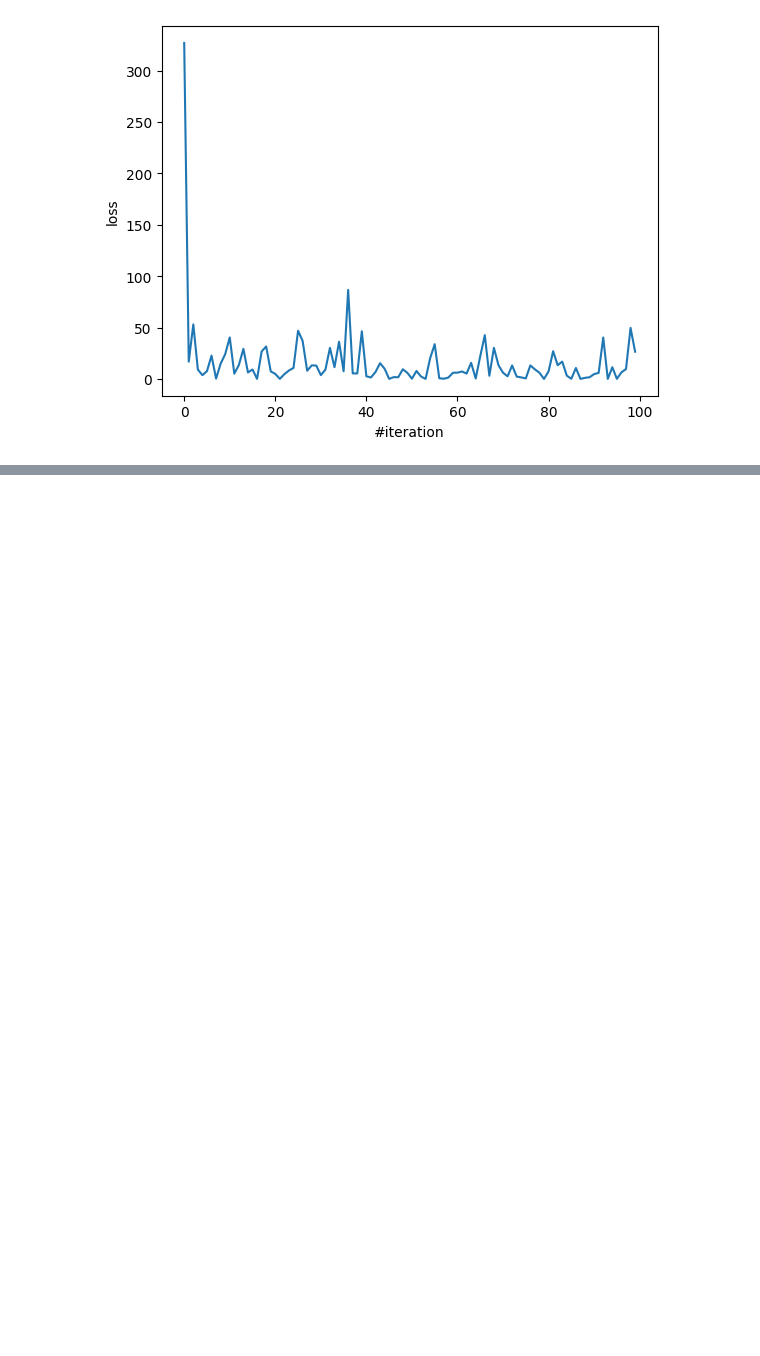
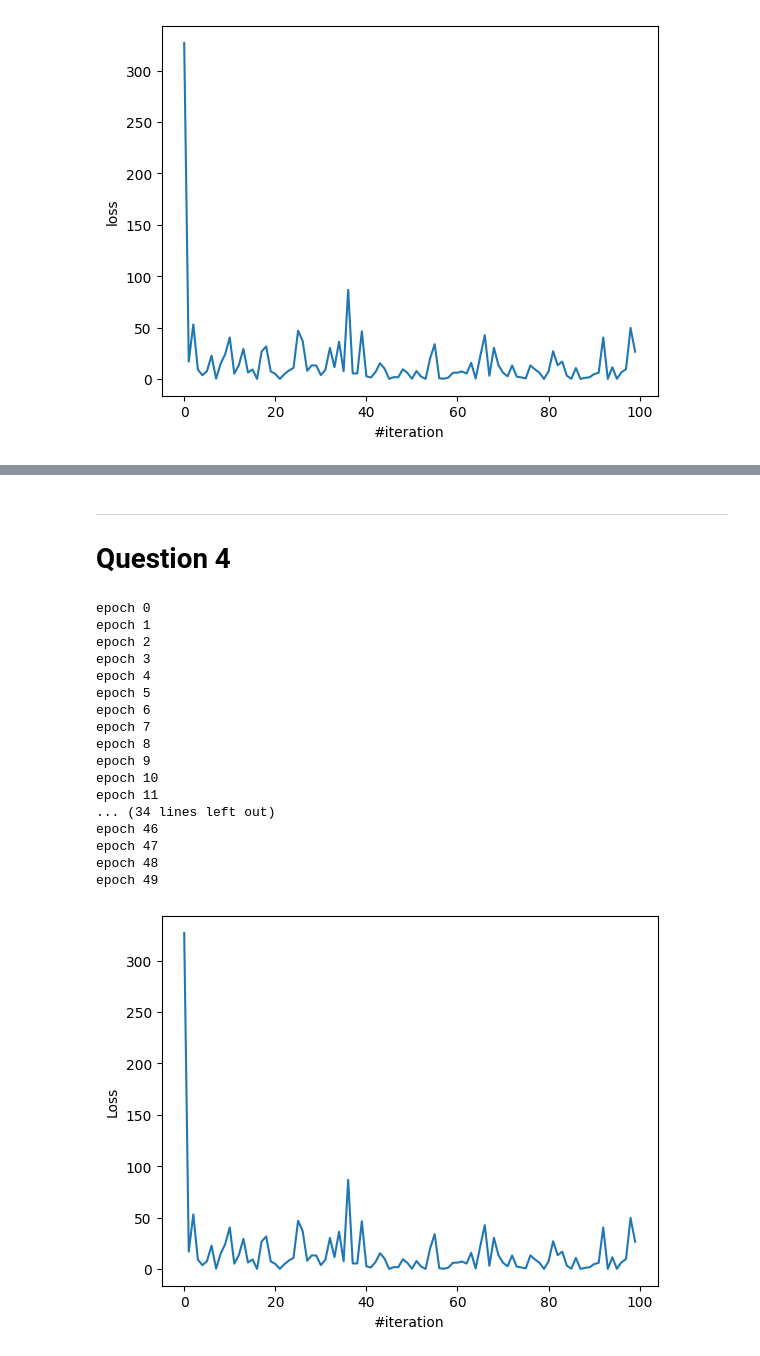
Before and after one commit to FUDUWEIII111/AIO-Exercise, a Jupyter notebook: Module4/Week1/main.ipynb, the cells around one changed output, grey strips where cells are left out. Drawn from its saved outputs; the diff is of its cells as text; code cells hidden in the pictures; blank space fills up the shorter version.

```diff
--- a/Module4/Week1/main.ipynb
+++ b/Module4/Week1/main.ipynb
@@ -112,0 +256,3 @@ plt.show
+# %% [markdown]
+---
+# Question 4
@@ -112,0 +280,9 @@ plt.show
+# %%
+def initialize_params():
+    bias = 0
+    w1 = random.gauss(mu=0.0, sigma=0.01)
+    w2 = random.gauss(mu=0.0, sigma=0.01)
+    w3 = random.gauss(mu=0.0, sigma=0.01)
+
+    return [0, 0.016992259082509283, 0.0070783670518262355, -0.002307860847821344]
+    # return [bias, w1, w2, w3]
@@ -112,0 +308,54 @@ plt.show
+# %%
+def implement_linear_regression(X_feature, y_ouput, epoch_max = 50,lr = 1e-5):
+
+    losses = []
+    weights = initialize_params()
+    N = len(y_ouput)
+    for epoch in range(epoch_max):
+        print("epoch", epoch)
+        for i in range(N):
+            # get a sample - row i
+            features_i = X_feature[i]
+            y = y_ouput[i]
+
+            # compute output
+            y_hat = predict(features_i, weights)
+
+            # compute loss
+            loss = compute_loss(y, y_hat)
+
+            # compute gradient w1, w2, w3, b
+            dl_dweights = compute_gradient_w(features_i, y, y_hat)
+
+            # update parameters
+            weights = update_weight(weights, dl_dweights, lr)
+
+            # logging
+            losses.append(loss)
+    return weights, losses
+# %%
+X,y = prepare_data('advertising.csv')
+W,L = implement_linear_regression(X,y)
+plt.plot(L[0:100])
+plt.xlabel("#iteration")
+plt.ylabel("Loss")
+plt.show()
+# %% [output]
+epoch 0
+epoch 1
+epoch 2
+epoch 3
+epoch 4
+epoch 5
+epoch 6
+epoch 7
+epoch 8
+epoch 9
+epoch 10
+epoch 11
+... (34 lines left out)
+epoch 46
+epoch 47
+epoch 48
+epoch 49
+[figure, added]
```
Also changed, not shown: parts of 31 cells of this notebook, 4 other files.
